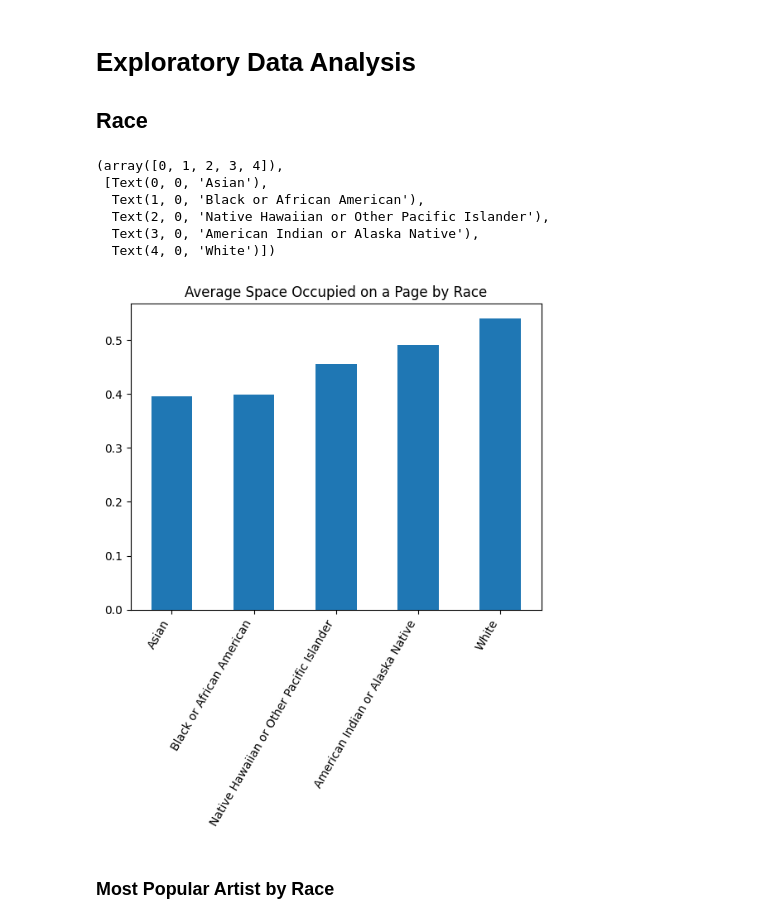
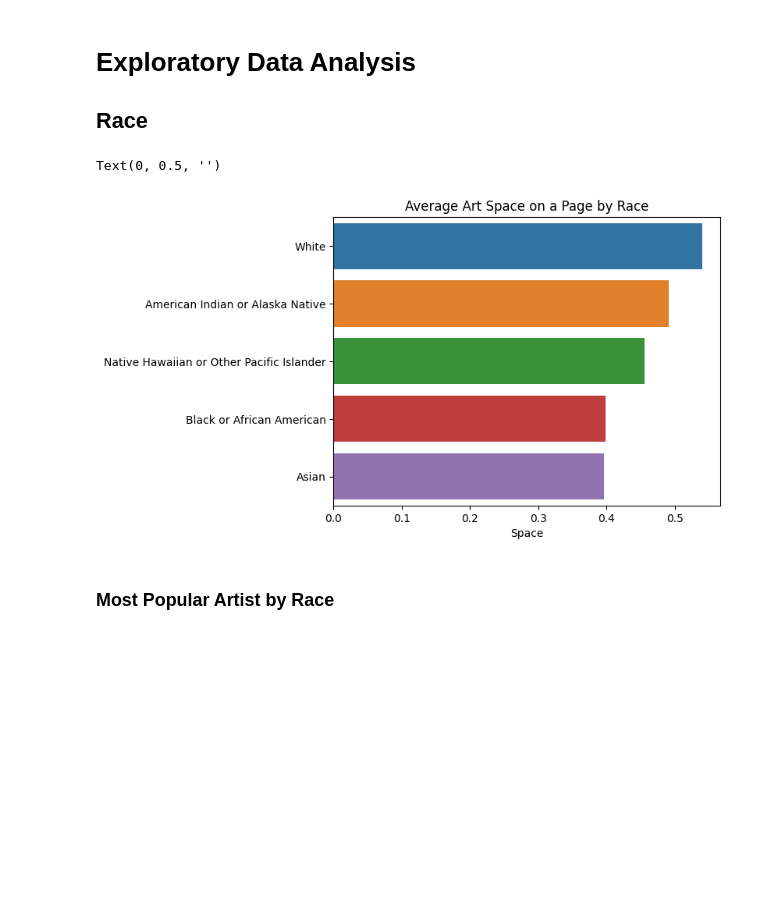
Before and after one commit to MattHondrakis/Python-Data-Science, a Jupyter notebook: Art History.ipynb, the cells around one changed output. Drawn from its saved outputs; the diff is of its cells as text; code cells hidden in the pictures; blank space fills up the shorter version.

Commit message:
artists

```diff
--- a/Art History.ipynb
+++ b/Art History.ipynb
@@ -19,18 +20,14 @@ artists.head()
 # Exploratory Data Analysis
 ## Race
 # %%
-artists.pivot_table(values= "space_ratio_per_page_total", index = "artist_race").sort_values("space_ratio_per_page_total").plot(kind = "bar", legend=None)
-plt.title("Average Space Occupied on a Page by Race")
-plt.xlabel("")
-plt.xticks(rotation = 60, ha = "right")
+pivoted_space = artists.pivot_table(values= "space_ratio_per_page_total", index = "artist_race").sort_values("space_ratio_per_page_total", ascending = False).reset_index()
+sns.barplot(x = "space_ratio_per_page_total", y = "artist_race", data = pivoted_space)
+plt.title("Average Art Space on a Page by Race")
+plt.xlabel("Space")
+plt.ylabel("")
 # %% [output]
-(array([0, 1, 2, 3, 4]),
- [Text(0, 0, 'Asian'),
-  Text(1, 0, 'Black or African American'),
-  Text(2, 0, 'Native Hawaiian or Other Pacific Islander'),
-  Text(3, 0, 'American Indian or Alaska Native'),
-  Text(4, 0, 'White')])
+Text(0, 0.5, '')
-[figure, old version]
+[figure, new version]
 # %% [markdown]
 ### Most Popular Artist by Race
 # %%
```
Also changed, not shown: parts of 5 cells of this notebook.
